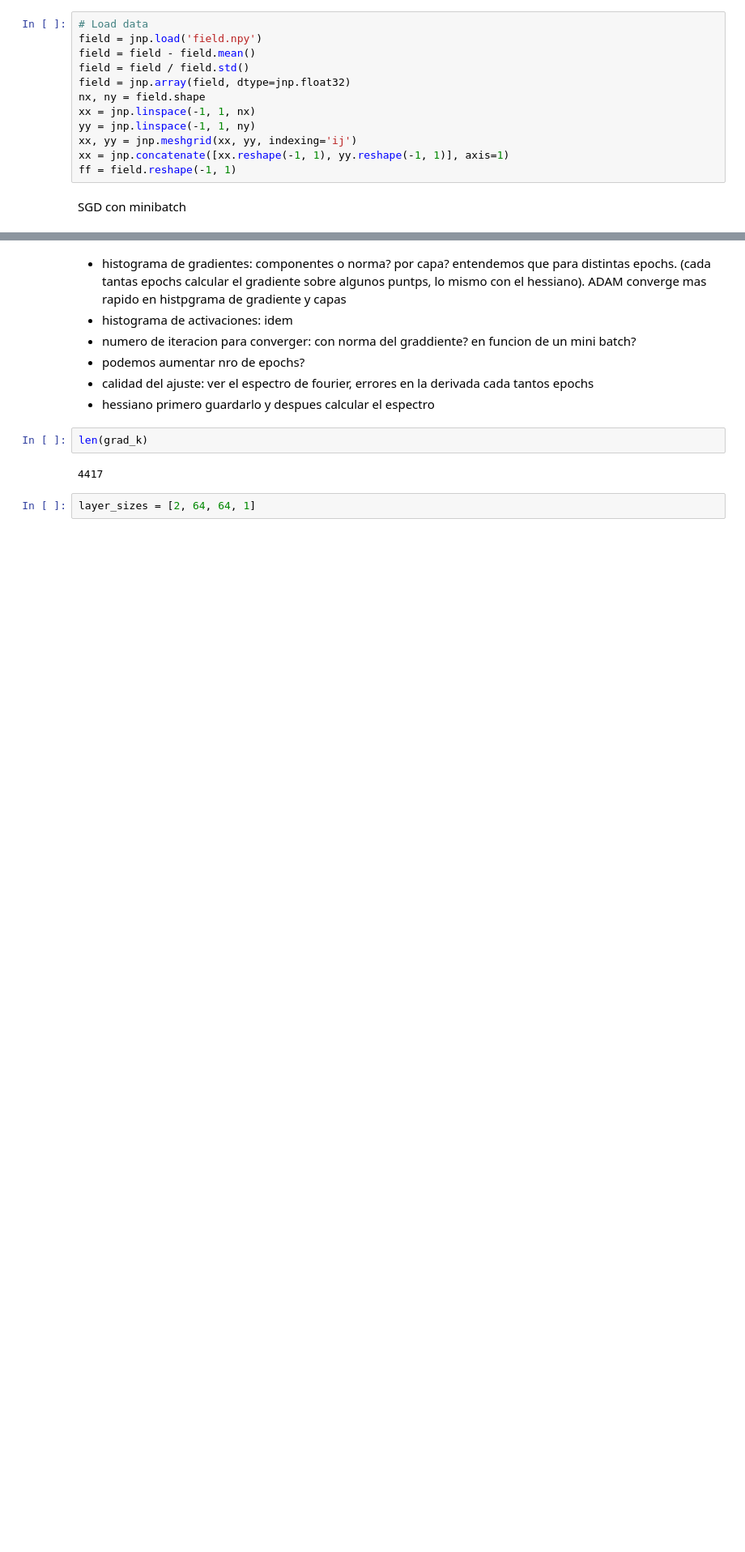
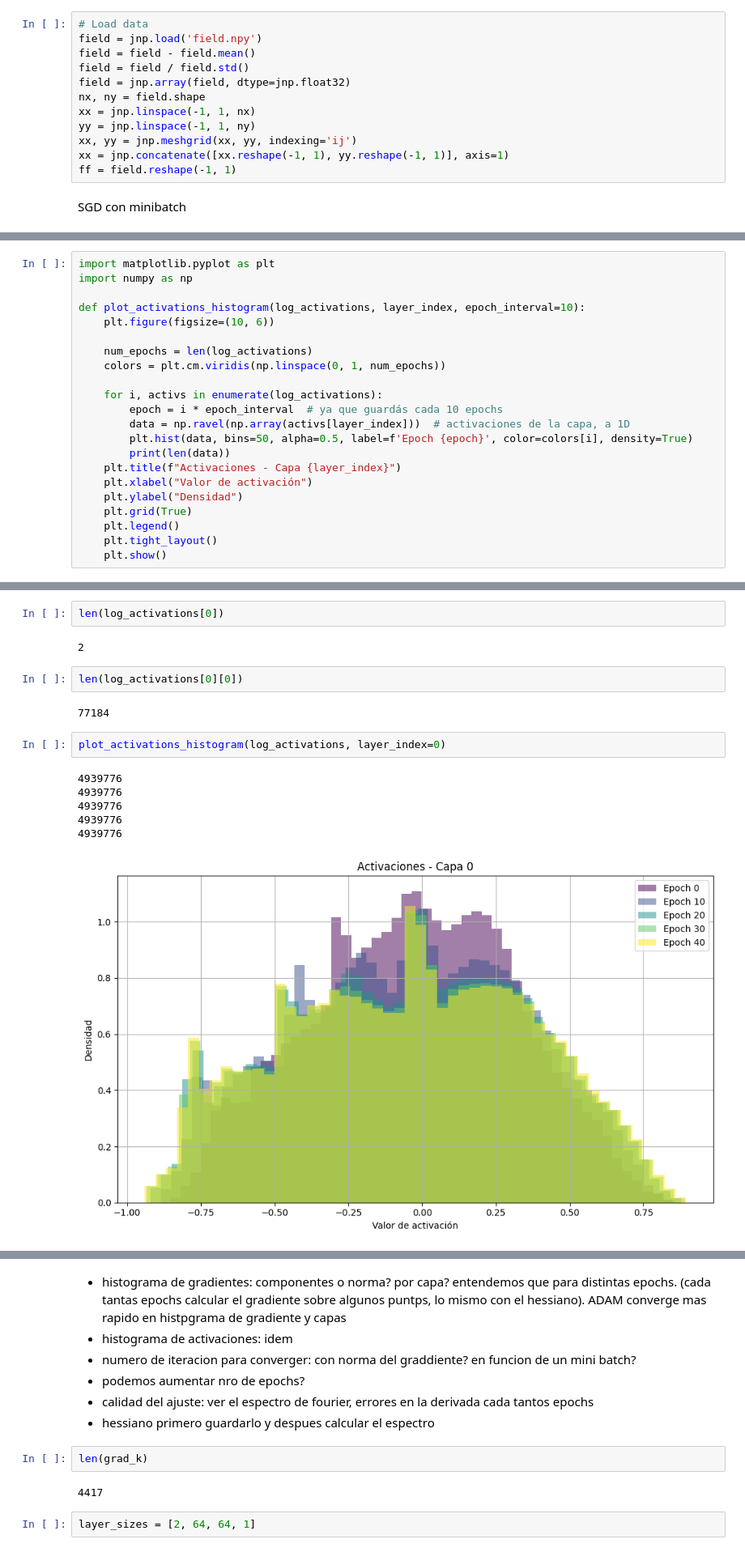
Before and after one commit to vms10/tp_optimizacion, a Jupyter notebook: doc.ipynb, the cells around one changed output, grey strips where cells are left out. Shown at 81% size. Drawn from its saved outputs; the diff is of its cells as text; blank space fills up the shorter version.

```diff
--- a/doc.ipynb
+++ b/doc.ipynb
@@ -91,0 +168,22 @@ plt.show()
+# %%
+import matplotlib.pyplot as plt
+import numpy as np
+
+def plot_activations_histogram(log_activations, layer_index, epoch_interval=10):
+    plt.figure(figsize=(10, 6))
+
+    num_epochs = len(log_activations)
+    colors = plt.cm.viridis(np.linspace(0, 1, num_epochs))
+
+    for i, activs in enumerate(log_activations):
+        epoch = i * epoch_interval  # ya que guardás cada 10 epochs
+        data = np.ravel(np.array(activs[layer_index]))  # activaciones de la capa, a 1D
+        plt.hist(data, bins=50, alpha=0.5, label=f'Epoch {epoch}', color=colors[i], density=True)
+        print(len(data))
+    plt.title(f"Activaciones - Capa {layer_index}")
+    plt.xlabel("Valor de activación")
+    plt.ylabel("Densidad")
+    plt.grid(True)
+    plt.legend()
+    plt.tight_layout()
+    plt.show()
@@ -91,0 +203,17 @@ plt.show()
+# %%
+len(log_activations[0])
+# %% [output]
+2
+# %%
+len(log_activations[0][0])
+# %% [output]
+77184
+# %%
+plot_activations_histogram(log_activations, layer_index=0)
+# %% [output]
+4939776
+4939776
+4939776
+4939776
+4939776
+[figure, added]
```
Also changed, not shown: parts of 28 cells of this notebook, 1 other file.
